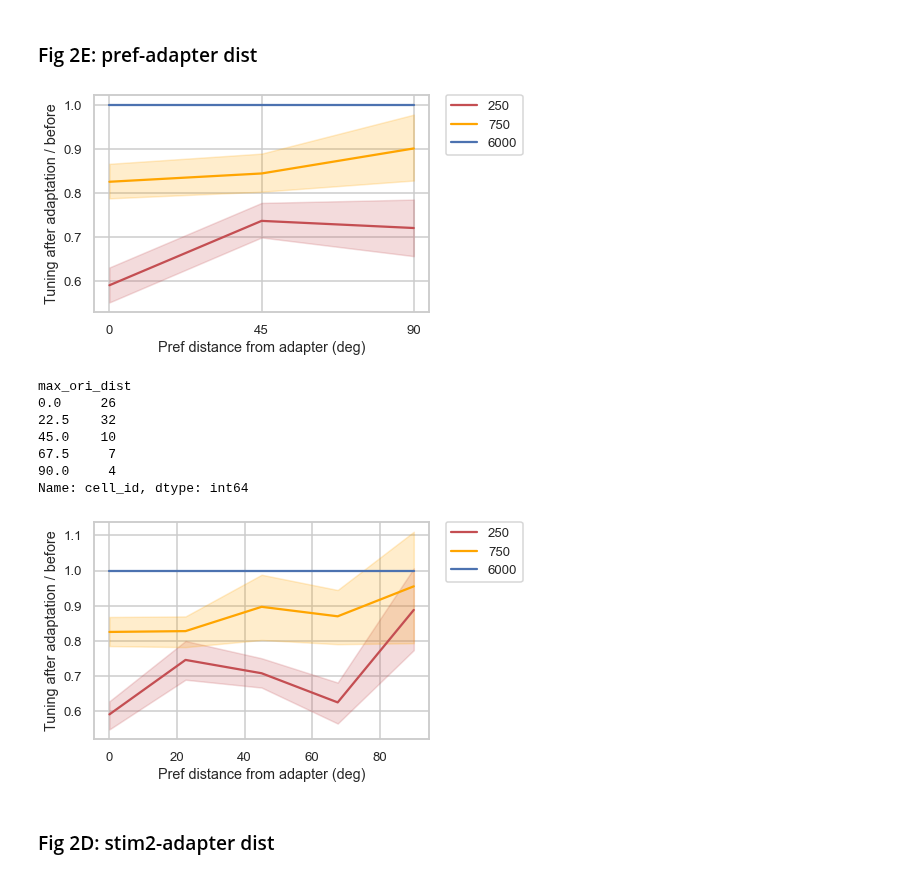
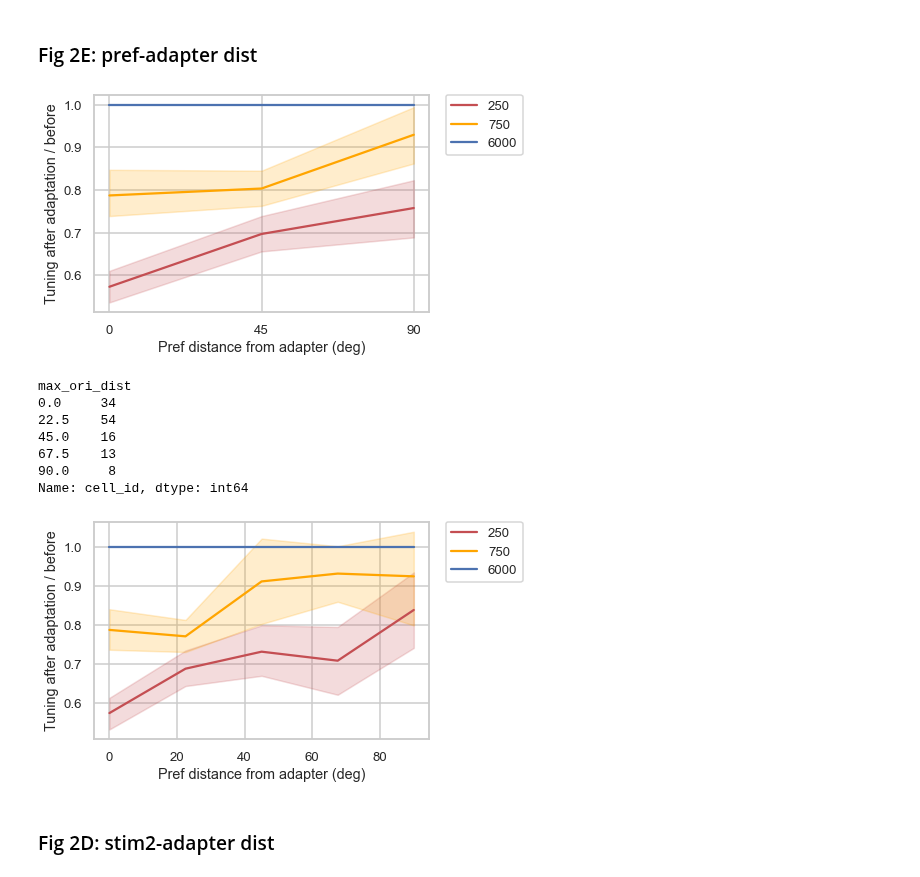
Before and after one commit to lanluo9/inter, a Jupyter notebook: scripts/ipynb/tuning_bias_multisess.ipynb, the cells around one changed output. Cells and saved outputs as stored; diff of their text form; code cells hidden in the pictures.

Commit message:
turn off ori-mod filter improves pref-adapter dist vs dfof plot

```diff
--- a/scripts/ipynb/tuning_bias_multisess.ipynb
+++ b/scripts/ipynb/tuning_bias_multisess.ipynb
@@ -802,25 +802,25 @@ df_tuning_norm_diff
 # %% [markdown]
 ### Fig 2E: pref-adapter dist
 # %%
-tmp = df_tuning_norm[df_tuning_norm.max_ori == df_tuning_norm.stim] # only take rows with max ori id = stim2 ori id
+tmp = df_tuning_norm[df_tuning_norm.max_ori == df_tuning_norm.stim2_id] # only take rows with max ori id = stim2 ori id
 tmp
 
 sns.lineplot(data=tmp, x='max_ori_dist_bin', y='tuning_norm', hue='isi', ci=68, #alpha=0.9,
             # estimator=np.median,
             palette=['r', 'orange', 'b'],
             )
 
 # set xticks 0, 45, 90
 plt.xticks([0, 45, 90], [0, 45, 90])
 
 plt.xlabel('Pref distance from adapter (deg)')
 plt.ylabel('Tuning after adaptation / before')
 plt.legend(bbox_to_anchor=(1.05, 1), loc=2, borderaxespad=0.);
 
 # dir_fig = r'C:\Users\ll357\Documents\inter\results\tuning curve bias san check/'.replace('\\', '/')
 # plt.savefig(dir_fig + 'Fig2E Jin2019.pdf', bbox_inches='tight')
 # %% [output]
-[figure, old version]
+[figure, new version]
 # %%
 sns.lineplot(data=tmp, x='max_ori_dist', y='tuning_norm', hue='isi', ci=68, #alpha=0.9,
             # estimator=np.median,
@@ -836,12 +836,12 @@ plt.legend(bbox_to_anchor=(1.05, 1), loc=2, borderaxespad=0.);
 tmp.groupby(['max_ori_dist']).cell_id.nunique()
 # %% [output]
 max_ori_dist
-0.0     26
-22.5    32
-45.0    10
-67.5     7
-90.0     4
+0.0     34
+22.5    54
+45.0    16
+67.5    13
+90.0     8
 Name: cell_id, dtype: int64
-[figure, old version]
+[figure, new version]
 # %% [markdown]
 ### Fig 2D: stim2-adapter dist
```
Also changed, not shown: parts of 5 cells of this notebook.
